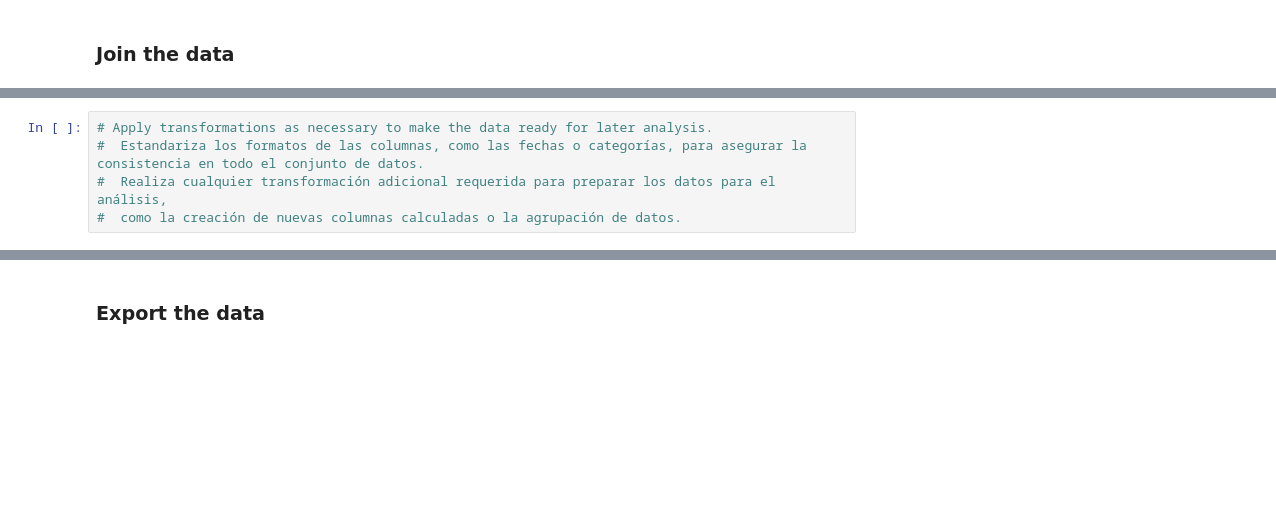
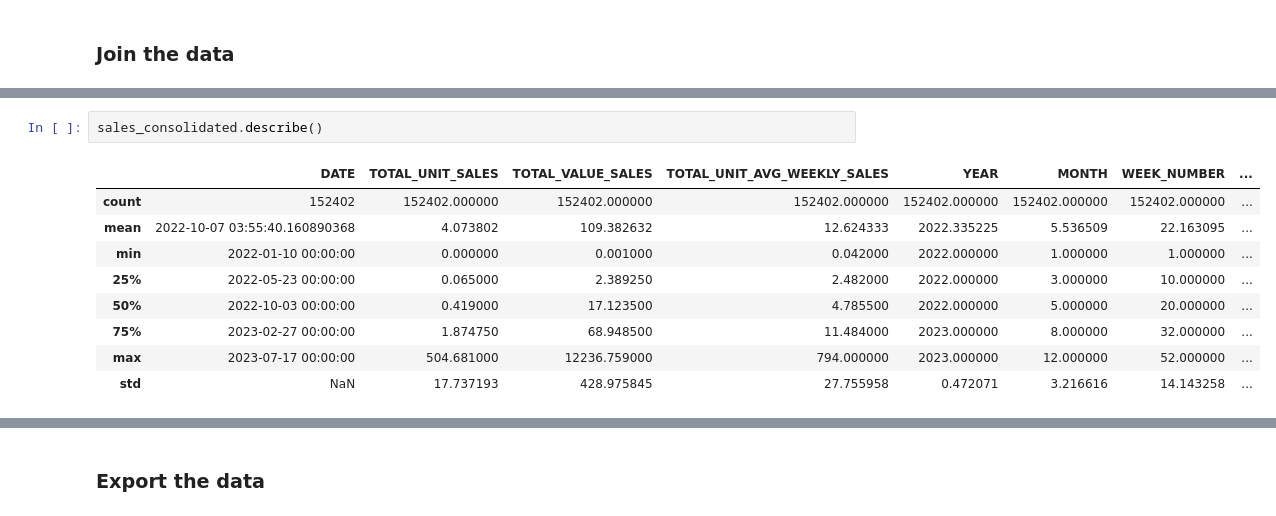
Before and after one commit to katiemackness/reckitt-data-analysis, a Jupyter notebook: data-preparation.ipynb, the cells around one changed output, grey strips where cells are left out. Cells and saved outputs as stored; diff of their text form; blank space fills up the shorter version.

```diff
--- a/data-preparation.ipynb
+++ b/data-preparation.ipynb
@@ -636,5 +657,12 @@ Name: count, dtype: int64
-# %%
-# Apply transformations as necessary to make the data ready for later analysis.
-#  Estandariza los formatos de las columnas, como las fechas o categorías, para asegurar la consistencia en todo el conjunto de datos.
-#  Realiza cualquier transformación adicional requerida para preparar los datos para el análisis,
-#  como la creación de nuevas columnas calculadas o la agrupación de datos.
+# %%
+sales_consolidated.describe()
+# %% [output]
+|  | DATE | TOTAL_UNIT_SALES | TOTAL_VALUE_SALES | TOTAL_UNIT_AVG_WEEKLY_SALES | YEAR | MONTH | WEEK_NUMBER | ... |
+| count | 152402 | 152402.000000 | 152402.000000 | 152402.000000 | 152402.000000 | 152402.000000 | 152402.000000 | ... |
+| mean | 2022-10-07 03:55:40.160890368 | 4.073802 | 109.382632 | 12.624333 | 2022.335225 | 5.536509 | 22.163095 | ... |
+| min | 2022-01-10 00:00:00 | 0.000000 | 0.001000 | 0.042000 | 2022.000000 | 1.000000 | 1.000000 | ... |
+| 25% | 2022-05-23 00:00:00 | 0.065000 | 2.389250 | 2.482000 | 2022.000000 | 3.000000 | 10.000000 | ... |
+| 50% | 2022-10-03 00:00:00 | 0.419000 | 17.123500 | 4.785500 | 2022.000000 | 5.000000 | 20.000000 | ... |
+| 75% | 2023-02-27 00:00:00 | 1.874750 | 68.948500 | 11.484000 | 2023.000000 | 8.000000 | 32.000000 | ... |
+| max | 2023-07-17 00:00:00 | 504.681000 | 12236.759000 | 794.000000 | 2023.000000 | 12.000000 | 52.000000 | ... |
+| std | NaN | 17.737193 | 428.975845 | 27.755958 | 0.472071 | 3.216616 | 14.143258 | ... |
```
Also changed, not shown: parts of 16 cells of this notebook.
